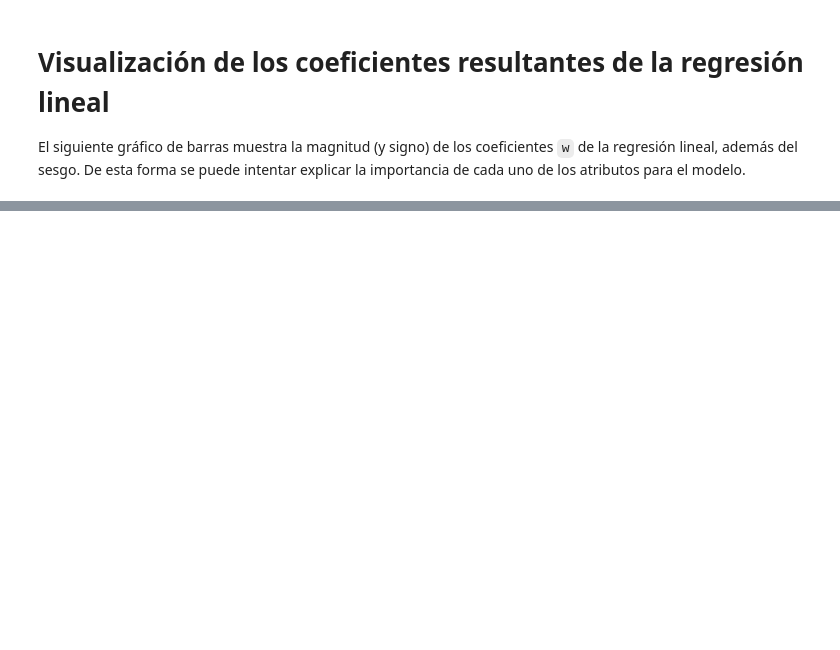
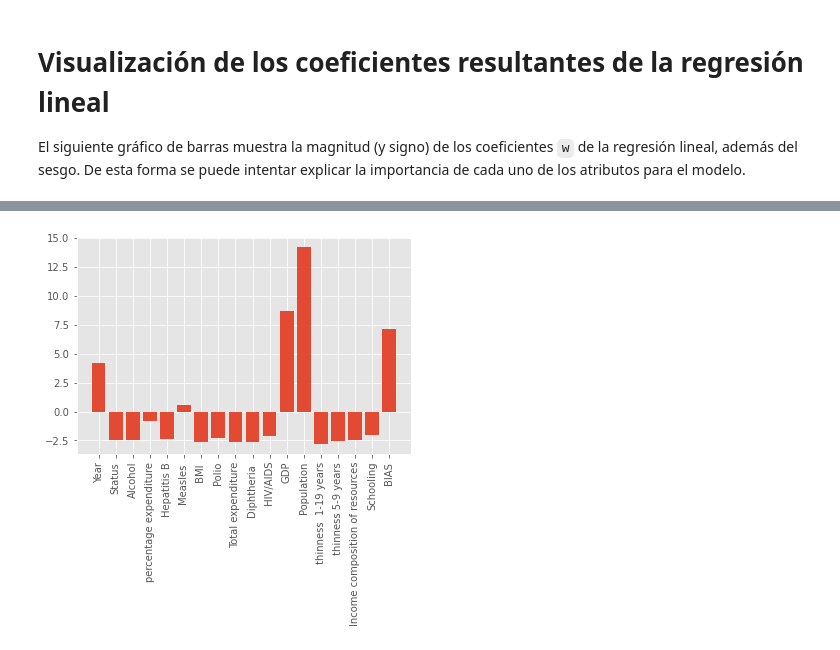
Before and after one commit to vfred0/rn, a Jupyter notebook: Unidad 2/03. Regresión Lineal Múltiple y Descenso de Gradiente Estocástico/Actividades/Expectativa de Vida - WHO - resuelto.ipynb, the cells around one changed output, grey strips where cells are left out. Drawn from its saved outputs; the diff is of its cells as text; code cells hidden in the pictures; blank space fills up the shorter version.

```diff
--- a/Unidad 2/03. Regresión Lineal Múltiple y Descenso de Gradiente Estocástico/Actividades/Expectativa de Vida - WHO - resuelto.ipynb
+++ b/Unidad 2/03. Regresión Lineal Múltiple y Descenso de Gradiente Estocástico/Actividades/Expectativa de Vida - WHO - resuelto.ipynb
@@ -14,3 +33,11 @@ rnutil: Agregando el parámetro local=True en las funciones rnutil.load_dataset_
+# %%
+def to_x_y(df):
+    x = df.to_numpy()
+    x, y  = np.hstack([x[:,0:2],x[:,3:]]),x[:,2:3]
+    d_out = y.shape[1]
+    d_in  = x.shape[1]
+    x     = (x - x.mean(axis=1, keepdims=True)) / x.std(axis=1, keepdims=True)
+    return x, y
 # %% [markdown]
 ## Carga del dataset
 # %%
@@ -140,0 +200,24 @@ plt.show()
+# %%
+df2 = df.drop(['Adult Mortality', 'infant deaths', 'under-five deaths '], axis=1)
+# %%
+x, y  = to_x_y(df2)
+
+model = Sequential([Dense(d_out, input_shape=(x.shape[1],), activation=None)])
+
+model.compile(
+    optimizer = SGD(0.001),
+    loss = 'mse',
+    metrics = ['mae']
+)
+
+history  = model.fit(
+    x,
+    y,
+    epochs     = 15,
+    batch_size = 16,
+    verbose    = 0
+)
+
+plot_coefients(model, df2)
+# %% [output]
+[figure, added]
```
Also changed, not shown: parts of 17 cells of this notebook.
